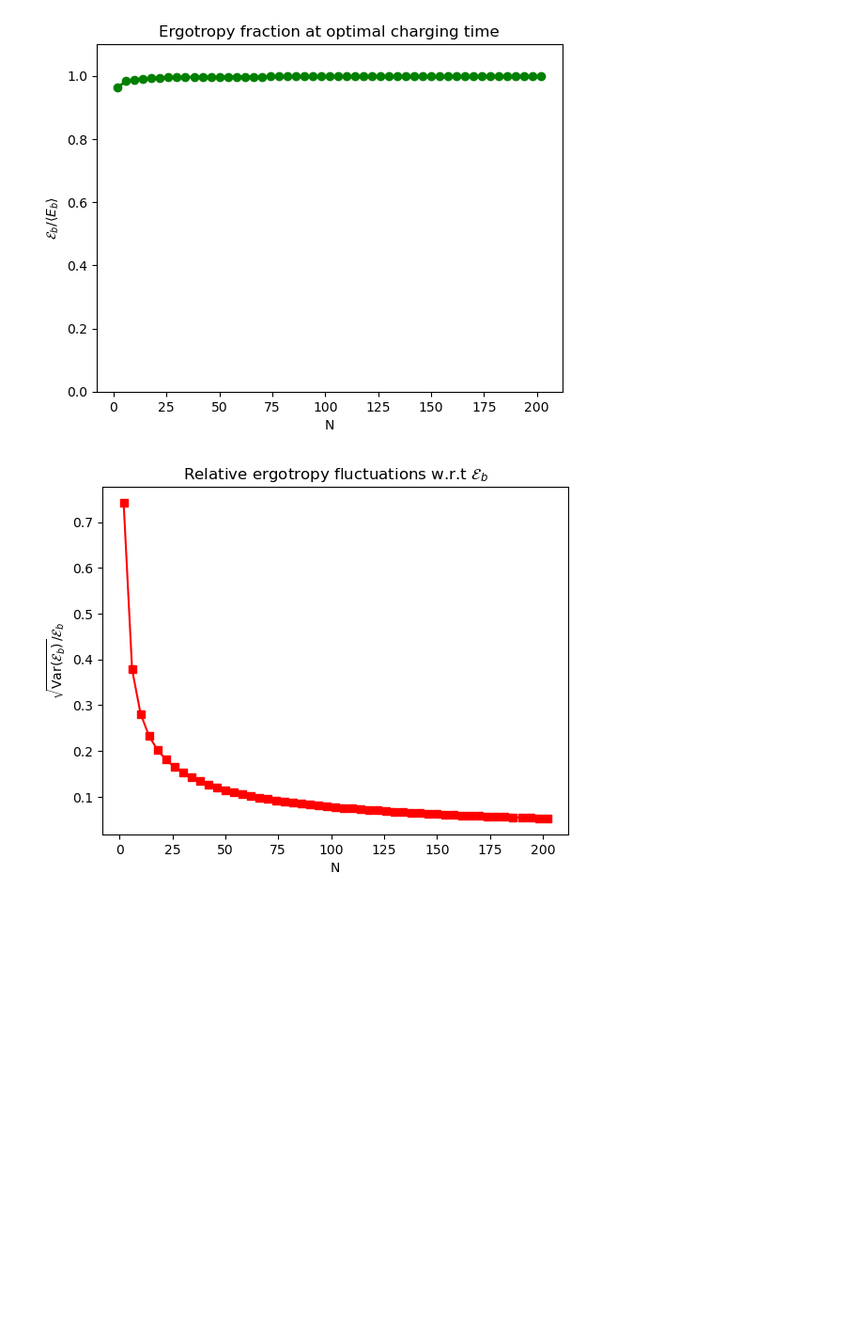
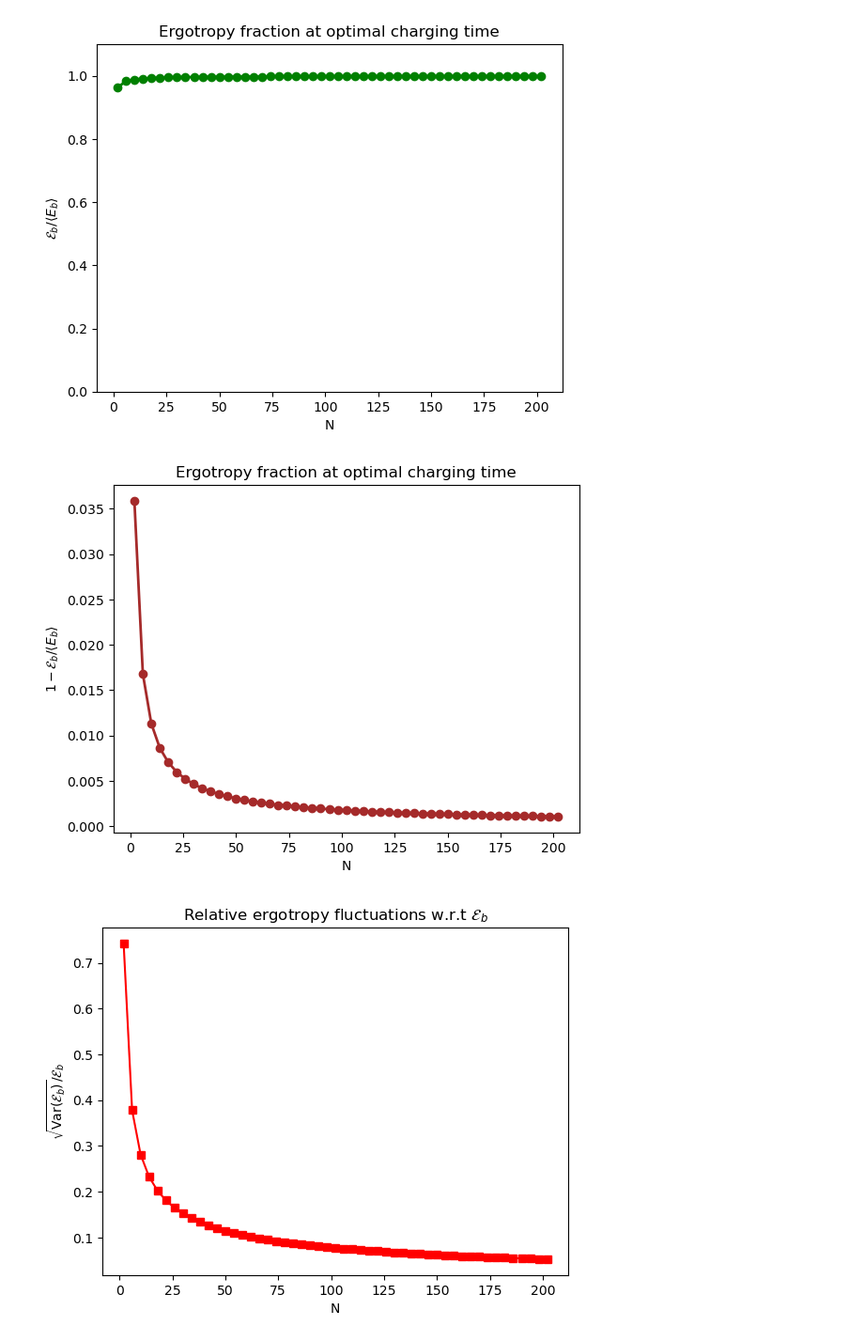
Before and after one commit to gbhanja/ERGO_FLUC_parallel_codes, a Jupyter notebook: Plot_OP.ipynb, the cells around one changed output. Shown at 94% size. Saved outputs shown, nothing was run; the diff lists cells and outputs as text; code cells hidden in the pictures; blank space fills up the shorter version.

```diff
--- a/Plot_OP.ipynb
+++ b/Plot_OP.ipynb
@@ -103,14 +101,15 @@ plt.show()
 # %%
 #############################################################
 # Plot ergotropy fraction as a function of g for different N
 ############################################################
 
-plt.plot(N_arr, 1 - E_ratio, 'o-', color='g', linewidth=2)
+plt.plot(N_arr, 1 - E_ratio, 'o-', color='brown', linewidth=2)
 plt.xlabel("N")
 plt.ylabel(r"$1 - \mathcal{E}_b / \langle E_b \rangle$")
-plt.ylim(0,1.1)
 plt.title("Ergotropy fraction at optimal charging time")
 plt.show()
+# %% [output]
+[figure, added]
 # %%
 ######################################################
 # Plot fluctuations as a function of g for different N
```
Also changed, not shown: parts of 5 cells of this notebook.
